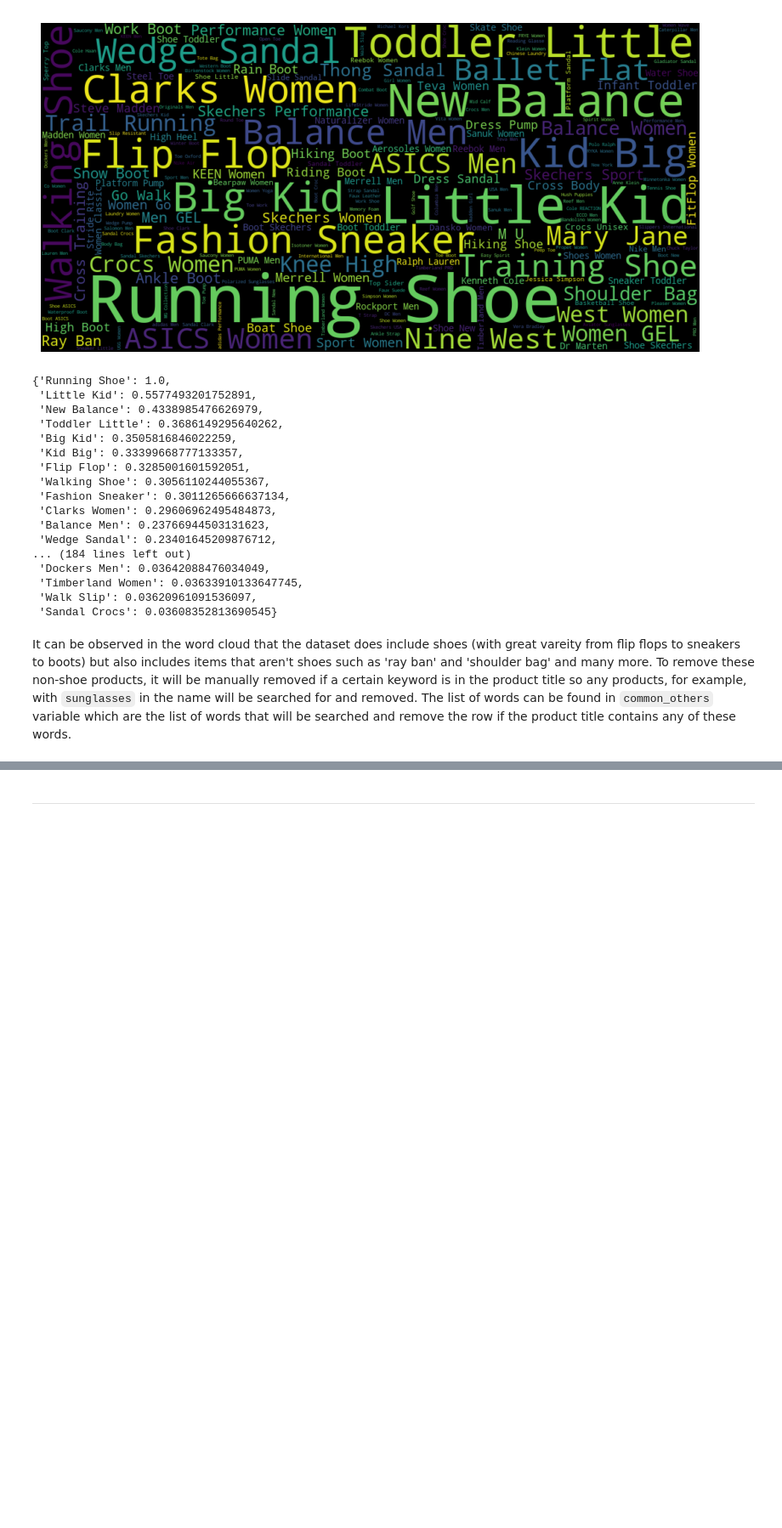
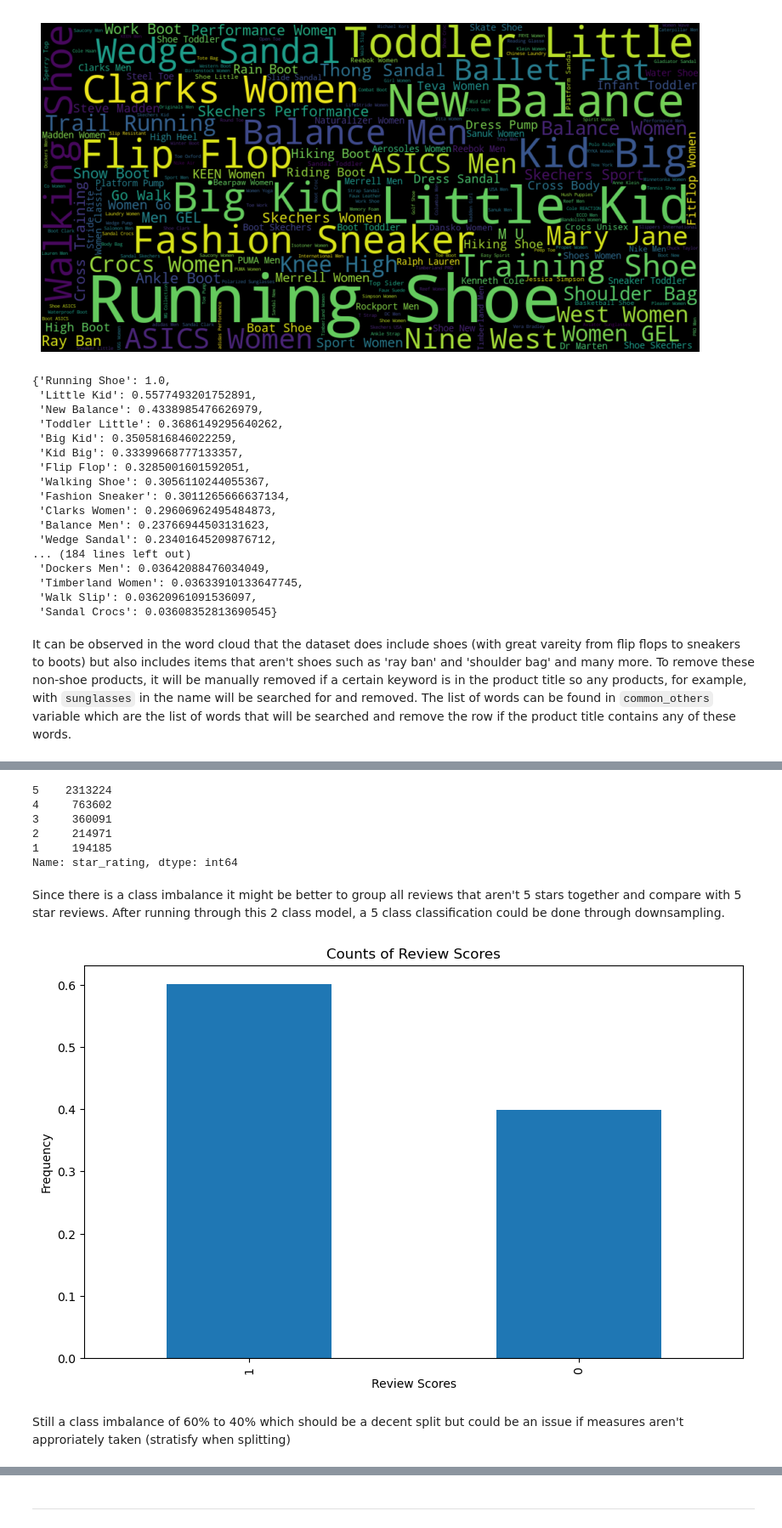
Before and after one commit to b8luong/Amazon-Reviews-Capstone, a Jupyter notebook: Amazon_shoe_reviews.ipynb, the cells around one changed output, grey strips where cells are left out. Shown at 85% size. Saved outputs shown, nothing was run; the diff lists cells and outputs as text; code cells hidden in the pictures; blank space fills up the shorter version.

Commit message:
finished first model
First model of logistic regression on a sample of 50000 was performed

```diff
--- a/Amazon_shoe_reviews.ipynb
+++ b/Amazon_shoe_reviews.ipynb
@@ -151,0 +423,2 @@ plt.show()
+# %%
+df['verified_purchase'] = np.where(df['verified_purchase']=='Y',1, 0)
@@ -151,0 +447,28 @@ plt.show()
+# %%
+df['star_rating'].value_counts()
+# %% [output]
+5    2313224
+4     763602
+3     360091
+2     214971
+1     194185
+Name: star_rating, dtype: int64
+# %% [markdown]
+Since there is a class imbalance it might be better to group all reviews that aren't 5 stars together and compare with 5 star reviews. After running through this 2 class model, a 5 class classification could be done through downsampling.
+# %%
+# df2 will be the dataframe with 2 classes instead of 5
+df2 = df.copy()
+# %%
+import numpy as np
+df2['star_rating'] = np.where(df['star_rating'] < 5, 0, 1)
+# %%
+figure = plt.figure(figsize=(10,6))
+df2['star_rating'].value_counts(normalize=True).plot(kind='bar')
+plt.xlabel('Review Scores')
+plt.ylabel('Frequency')
+plt.title('Counts of Review Scores')
+plt.show()
+# %% [output]
+[figure, added]
+# %% [markdown]
+Still a class imbalance of 60% to 40% which should be a decent split but could be an issue if measures aren't approriately taken (stratisfy when splitting)
```
Also changed, not shown: parts of 123 cells of this notebook, 1 other file.
